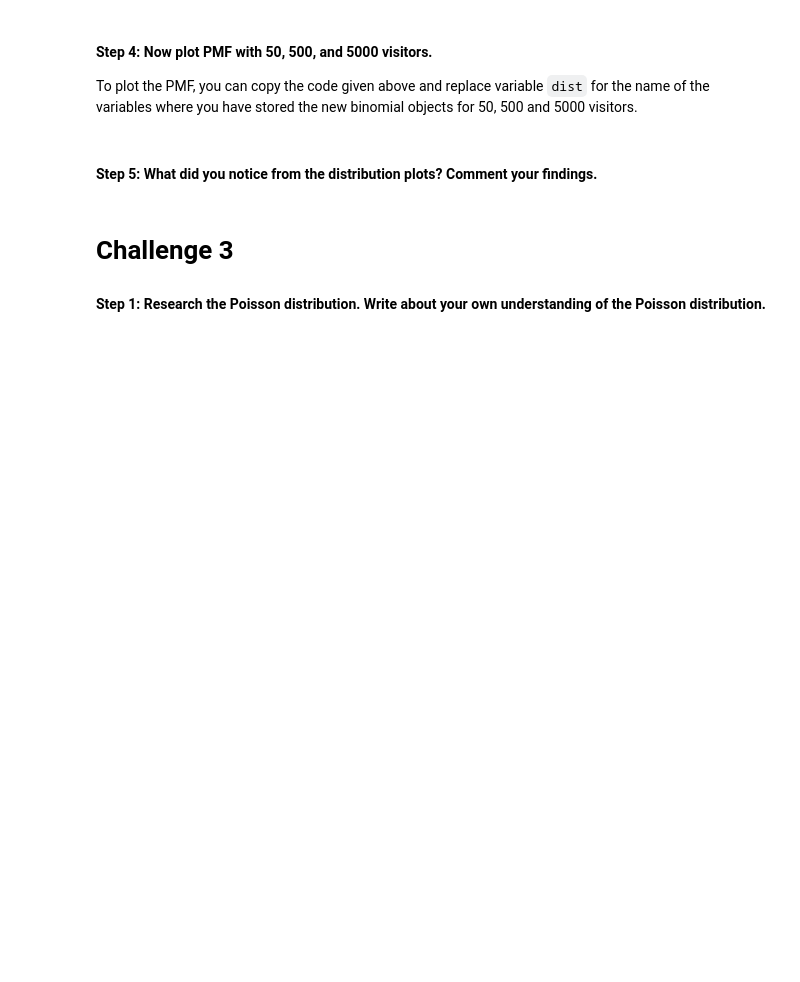
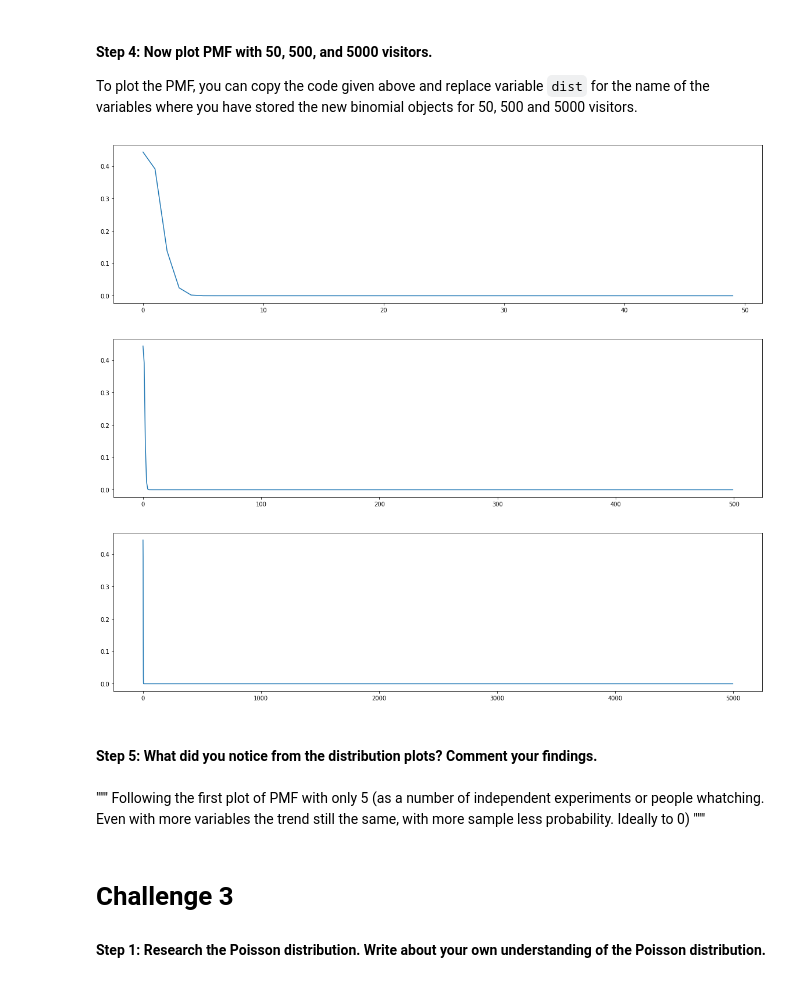
Before and after one commit to ta-data-bcn/lab-probability-dist, a Jupyter notebook: your-code/main.ipynb, the cells around one changed output. Saved outputs shown, nothing was run; the diff lists cells and outputs as text; code cells hidden in the pictures; blank space fills up the shorter version.

```diff
--- a/your-code/main.ipynb
+++ b/your-code/main.ipynb
@@ -102,2 +128,15 @@ To plot the PMF, you can copy the code given above and replace variable `dist` f
+# %%
+# your code here
+number_of_people = [50,500,5000]
+
+for people in number_of_people:
+    x = range(people)
+    fig, ax = plt.subplots(1,1,figsize=(20,5))
+    plt.plot(x,dist.pmf(x))
+    plt.show()
+# %% [output]
+[figure, added]
+[figure, added]
+[figure, added]
 # %% [markdown]
 #### Step 5: What did you notice from the distribution plots? Comment your findings.
@@ -108,3 +143,7 @@ your comments here
+# %% [markdown]
+"""
+Following the first plot of PMF with only 5 (as a number of independent experiments or people whatching. Even with more variables the trend still the same, with more sample less probability. Ideally to 0)
+"""
 # %% [markdown]
 # Challenge 3
 #### Step 1: Research the Poisson distribution. Write about your own understanding of the Poisson distribution.
```
Also changed, not shown: parts of 25 cells of this notebook.
